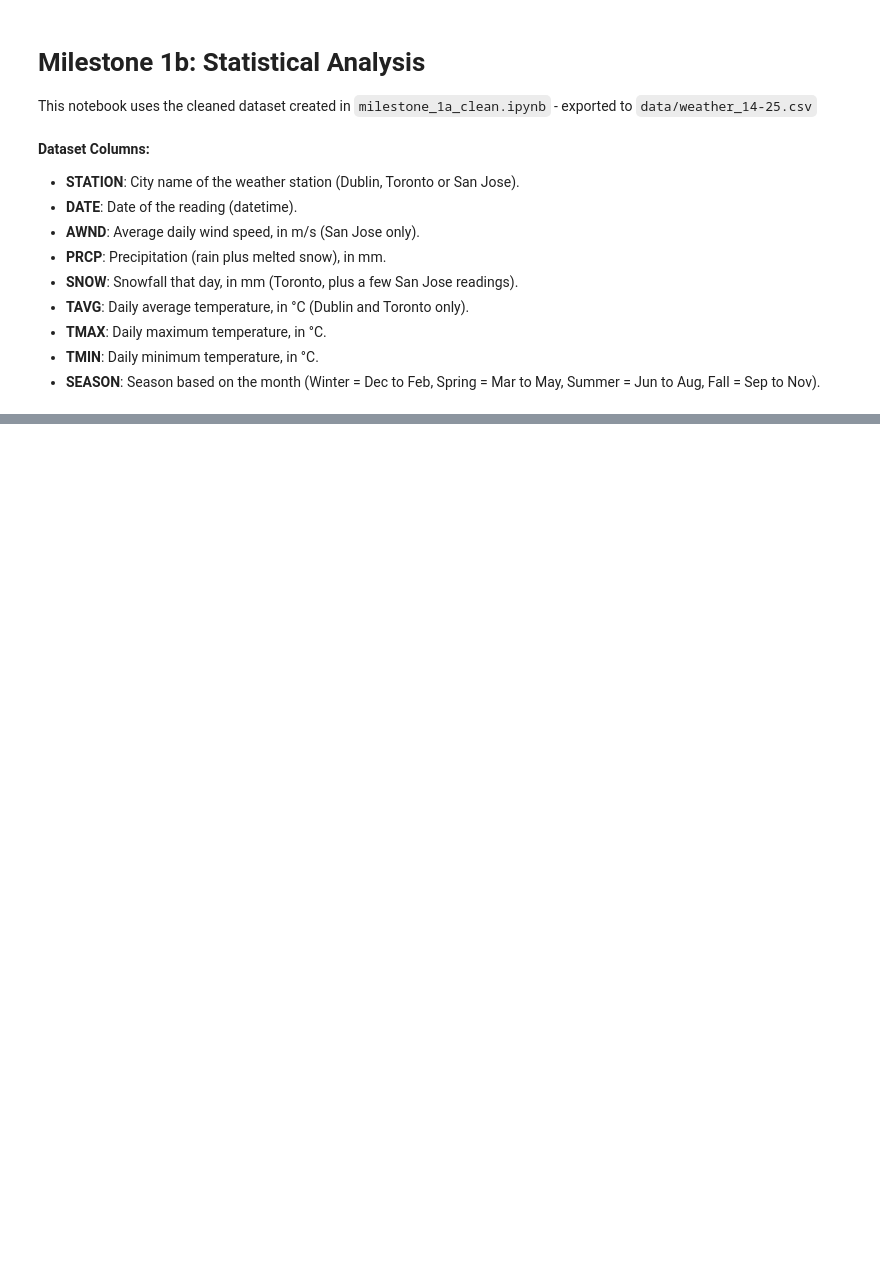
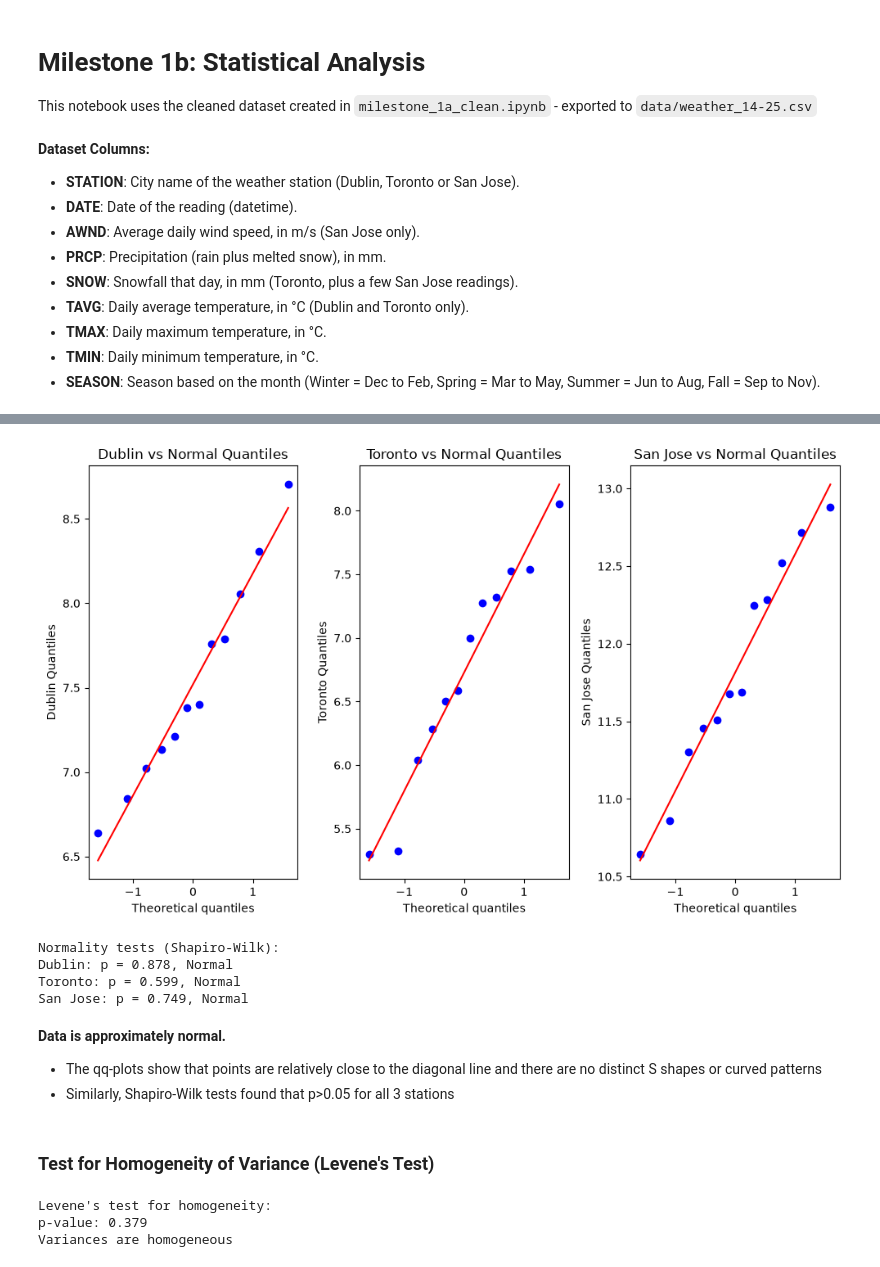
Before and after one commit to brianna-senchyna/weather-mappers-CS133, a Jupyter notebook: notebooks/milestone_1b_stats.ipynb, the cells around one changed output, grey strips where cells are left out. Cells and saved outputs as stored; diff of their text form; code cells hidden in the pictures; blank space fills up the shorter version.

```diff
--- a/notebooks/milestone_1b_stats.ipynb
+++ b/notebooks/milestone_1b_stats.ipynb
@@ -48,0 +67,73 @@ weather.info()
+# %%
+#Calculates average of each month, then average of months for yearly seasonal average
+
+def yearly_avg(df, station, yr_range, season):
+    station_df = (df[(df['SEASON']==season) & (df['STATION']==station)])
+
+    averages = []
+    for yr in yr_range:
+        monthly_avg = []
+        station_yr = station_df[station_df['DATE'].dt.year==yr]
+        for month in station_yr['DATE'].dt.month.unique():
+            monthly_avg.append(station_yr[station_yr['DATE'].dt.month == month]['TMIN'].mean())
+        averages.append(np.mean(monthly_avg))
+    return averages
+
+#yearly_avg(weather,"Dublin",[2019,2020],'Fall') #testing function
+# %%
+#QQ-plots: Test for normality
+years = list(range(2014,2026)) #from 2014-2025
+dublin = yearly_avg(weather,'Dublin',years,'Fall')
+toronto = yearly_avg(weather,'Toronto',years,'Fall')
+sj = yearly_avg(weather,'San Jose',years,'Fall')
+
+fig, axes = plt.subplots(1,3,figsize=(10,6))
+stats.probplot(dublin,dist="norm", plot=axes[0])
+axes[0].set(title='Dublin vs Normal Quantiles',ylabel="Dublin Quantiles")
+
+stats.probplot(toronto,dist="norm", plot=axes[1])
+axes[1].set(title='Toronto vs Normal Quantiles', ylabel="Toronto Quantiles")
+
+stats.probplot(sj,dist="norm", plot=axes[2])
+axes[2].set(title='San Jose vs Normal Quantiles', ylabel="San Jose Quantiles")
+
+plt.tight_layout()
+plt.show()
+# %% [output]
+[figure, added]
+# %%
+#Double check with Shapiro-Wilk Test
+station_avgs = {
+    "Dublin": dublin,
+    "Toronto": toronto,
+    "San Jose": sj
+}
+
+print("Normality tests (Shapiro-Wilk):")
+for key in station_avgs.keys():
+    data = station_avgs[key]
+    stat, p = stats.shapiro(data)
+    print(f"{key}: p = {p:.3f}, {'Normal' if p > 0.05 else 'Not normal'}")
+# %% [output]
+Normality tests (Shapiro-Wilk):
+Dublin: p = 0.878, Normal
+Toronto: p = 0.599, Normal
+San Jose: p = 0.749, Normal
+# %% [markdown]
+**Data is approximately normal.**
+- The qq-plots show that points are relatively close to the diagonal line and there are no distinct S shapes or curved patterns
+- Similarly, Shapiro-Wilk tests found that p>0.05 for all 3 stations
+# %% [markdown]
+### Test for Homogeneity of Variance (Levene's Test)
+# %%
+stat, p_lev = stats.levene(dublin,toronto,sj)
+print(f"\nLevene's test for homogeneity:")
+print(f"p-value: {p_lev:.3f}")
+if p_lev > 0.05:
+    print("Variances are homogeneous")
+else:
+    print("Variances are not homogeneous")
+# %% [output]
+Levene's test for homogeneity:
+p-value: 0.379
+Variances are homogeneous
```
Also changed, not shown: parts of 11 cells of this notebook.
